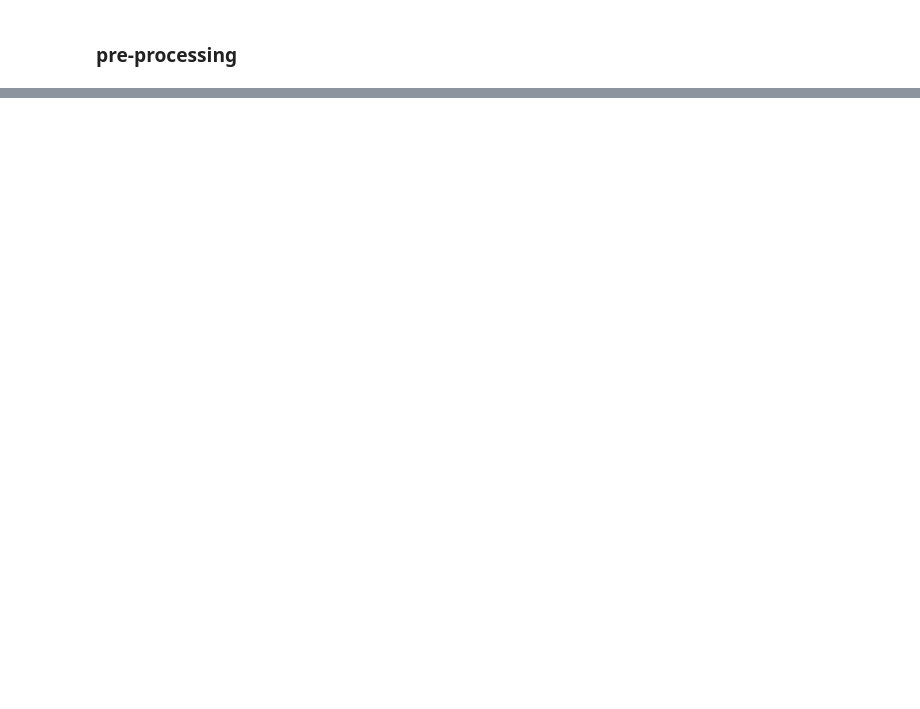
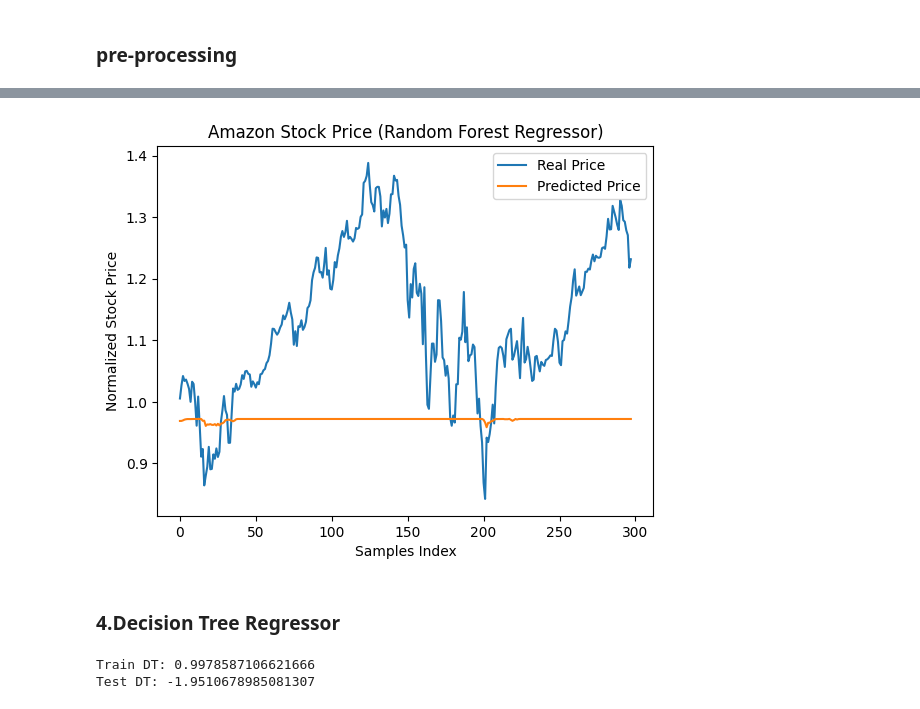
Before and after one commit to nilujafari/ML, a Jupyter notebook: deep_learning/stock_market_prediction/main_Amazon.ipynb, the cells around one changed output, grey strips where cells are left out. Saved outputs shown, nothing was run; the diff lists cells and outputs as text; code cells hidden in the pictures; blank space fills up the shorter version.

```diff
--- a/deep_learning/stock_market_prediction/main_Amazon.ipynb
+++ b/deep_learning/stock_market_prediction/main_Amazon.ipynb
@@ -219,0 +210,6 @@ print(prcentage)
+# %%
+from sklearn.ensemble import RandomForestRegressor
+
+rf_model = RandomForestRegressor(n_estimators=200, max_depth=8, min_samples_leaf=5, random_state=42)
+rf_model.fit(X_train_norm, y_train_norm)
+rf_pred = rf_model.predict(X_test_norm)
@@ -219,0 +222,12 @@ print(prcentage)
+# %%
+plt.plot(y_test_norm, label="Real Price")
+plt.plot(rf_pred, label="Predicted Price")
+plt.title("Amazon Stock Price (Random Forest Regressor)")
+plt.xlabel("Samples Index")
+plt.ylabel("Normalized Stock Price")
+plt.legend()
+plt.show()
+# %% [output]
+[figure, added]
+# %% [markdown]
+### 4.Decision Tree Regressor
@@ -219,0 +240,6 @@ print(prcentage)
+# %%
+print("Train DT:", dt_model.score(X_train_norm, y_train_norm))
+print("Test DT:", dt_model.score(X_test_norm, y_test_norm))
+# %% [output]
+Train DT: 0.9978587106621666
+Test DT: -1.9510678985081307
```
Also changed, not shown: parts of 51 cells of this notebook, 2 other files.
